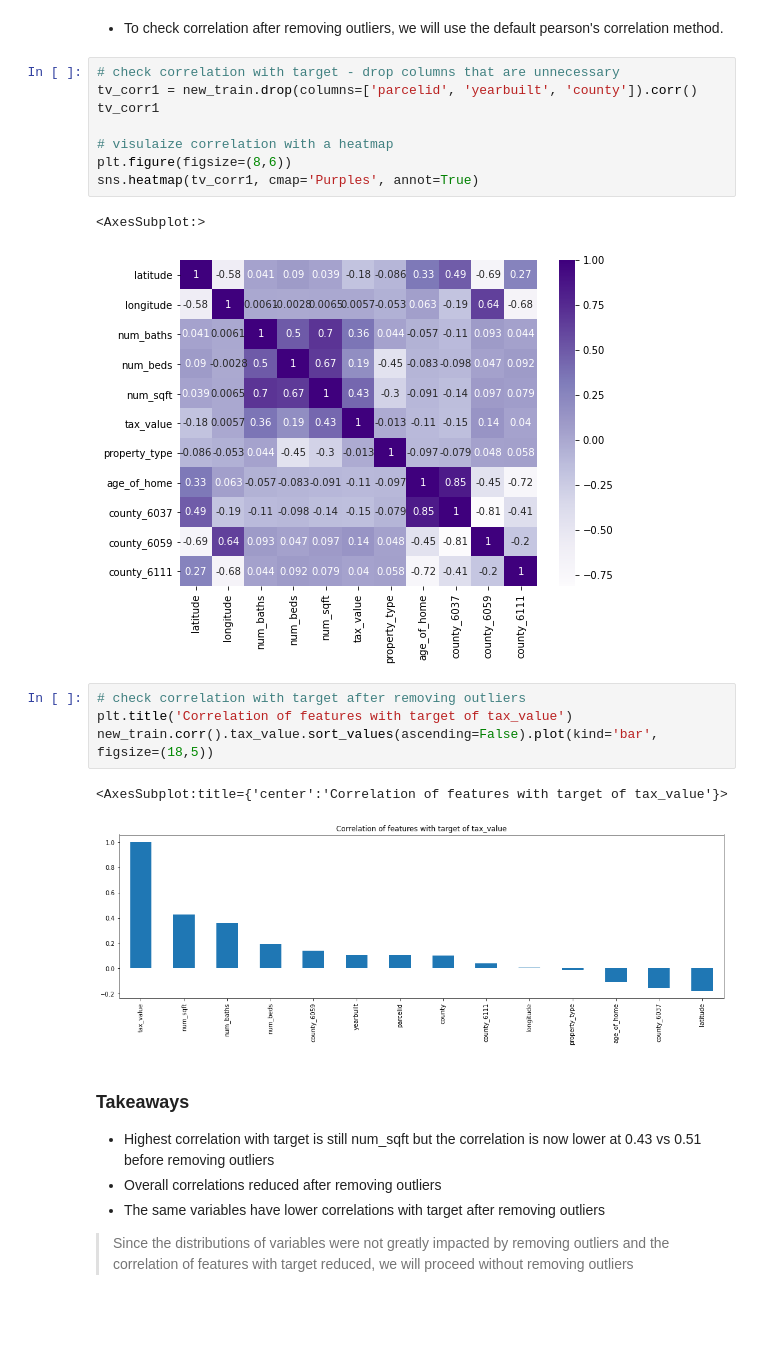
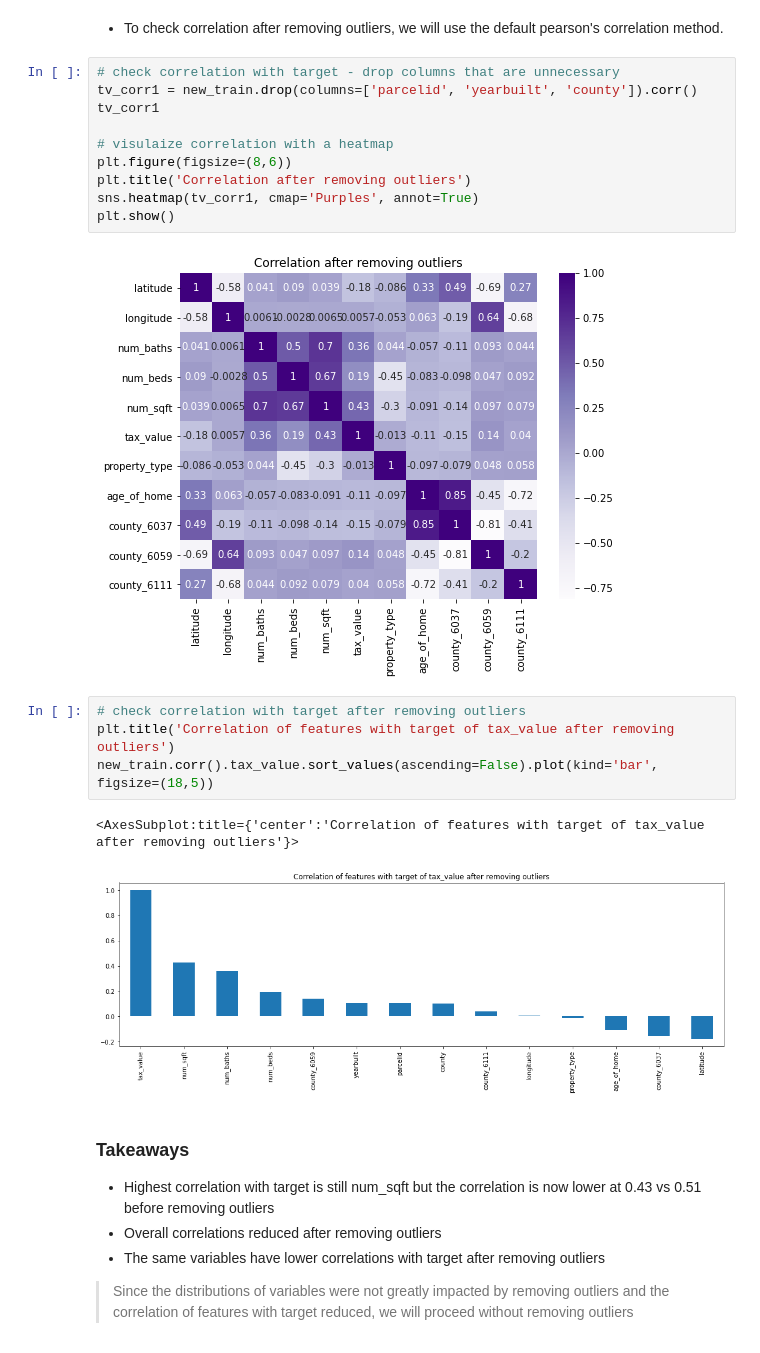
Before and after one commit to mariamnaqvi/predicting_property_values, a Jupyter notebook: final_report_zillow.ipynb, the cells around one changed output. Drawn from its saved outputs; the diff is of its cells as text; blank space fills up the shorter version.

```diff
--- a/final_report_zillow.ipynb
+++ b/final_report_zillow.ipynb
@@ -657,21 +665,22 @@ for col in outlier_cols:
 # %%
 # check correlation with target - drop columns that are unnecessary
 tv_corr1 = new_train.drop(columns=['parcelid', 'yearbuilt', 'county']).corr()
 tv_corr1
 
 # visulaize correlation with a heatmap
 plt.figure(figsize=(8,6))
+plt.title('Correlation after removing outliers')
 sns.heatmap(tv_corr1, cmap='Purples', annot=True)
+plt.show()
 # %% [output]
-<AxesSubplot:>
-[figure, old version]
+[figure, new version]
 # %%
 # check correlation with target after removing outliers
-plt.title('Correlation of features with target of tax_value')
+plt.title('Correlation of features with target of tax_value after removing outliers')
 new_train.corr().tax_value.sort_values(ascending=False).plot(kind='bar', figsize=(18,5))
 # %% [output]
-<AxesSubplot:title={'center':'Correlation of features with target of tax_value'}>
+<AxesSubplot:title={'center':'Correlation of features with target of tax_value after removing outliers'}>
-[figure, old version]
+[figure, new version]
 # %% [markdown]
 ### Takeaways
 
```
Also changed, not shown: parts of 22 cells of this notebook.
